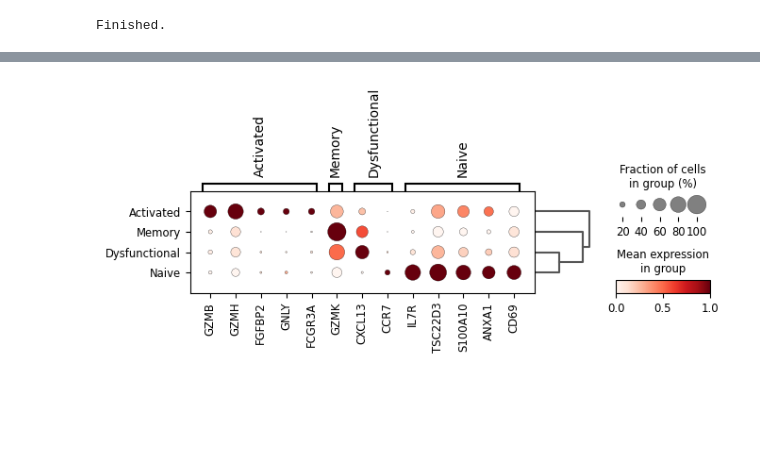
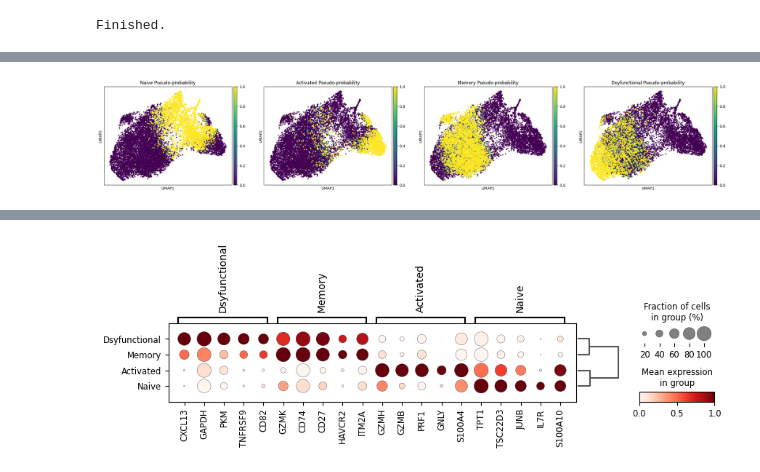
Before and after one commit to nceglia/tcri, a Jupyter notebook: example/renal/renal.ipynb, the cells around one changed output, grey strips where cells are left out. Saved outputs shown, nothing was run; the diff lists cells and outputs as text; code cells hidden in the pictures; blank space fills up the shorter version.

```diff
--- a/example/renal/renal.ipynb
+++ b/example/renal/renal.ipynb
@@ -15,15 +15,16 @@ AnnData object with n_obs × n_vars = 12293 × 15729
     var: 'features', 'entropy-BCT1.3', 'entropy-BCT1.5', 'entropy-BCT10.1', 'entropy-BCT2.1', 'entropy-BCT2.2', 'entropy-BCT2.3', 'entropy-BCT3.1', 'entropy-BCT4.1', 'entropy-BCT4.2', 'entropy-BCT4.3' ...
 # %%
 #any without signed mi were  false
-signed_mi          = False
-init_ortho         = False
+signed_mi          = True
+init_ortho         = True
 entropy_threshold  = 1.
 mutual_information = "/Users/ceglian/Data/tcri/renal_{}_{}.p".format(signed_mi,str(entropy_threshold).replace(".",""))
 print(mutual_information)
 embedding_size     = 100
-alpha              = 0.08
-beta               = 0.02
+alpha              = 0.0
+beta               = 0.0
 gain               = 10
+c                  = 100
 vector_file        = "/Users/ceglian/Data/tcri/renal_{}_{}_{}_{}_{}_{}.vec".format(embedding_size, alpha, beta, gain, signed_mi, init_ortho)
 print(vector_file)
 retrain            = True
@@ -80,7 +84,7 @@ View of AnnData object with n_obs × n_vars = 12293 × 325
 # %%
 tcri.pp.register_clonotype_key(adata,"trb")
 # %%
-dataset = GeneVectorDataset(adata,load_expression=True,signed_mi=signed_mi,device=device)
+dataset = GeneVectorDataset(adata,load_expression=retrain,signed_mi=signed_mi,device=device)
 # %% [output]
 Running...
 Loading Expression.
@@ -89,18 +97,15 @@ Finished.
 # %%
 import pickle
-# if os.path.exists(vector_file):
-#     retrain = False
-#     print("found previous model.")
 if retrain:
     if os.path.exists(mutual_information):
         dataset.mi_scores = pickle.load(open(mutual_information,"rb"))
-    print(len(dataset.mi_scores),len(adata.var.index.tolist()))
+
     cmps = GeneVector(dataset,
                         output_file=vector_file,
                         emb_dimension=embedding_size,
                         gain=gain,
+                        c = c,
                         init_ortho=init_ortho,
                         device=device)
-if not os.path.exists(mutual_information):
     pickle.dump(dict(dataset.mi_scores),open(mutual_information,"wb"))
 # %% [output]
@@ -178,7 +170,0 @@ WARNING: You’re trying to run this on 325 dimensions of `.X`, if you really wa
-# %%
-markers = dict()
-markers["Naive"] = ["IL7R"]
-markers["Memory"] = ["GZMK"]
-markers["Activated"] = ["GZMB"]
-markers["Dysfunctional"] = ["CXCL13"]
-adata, dist = cembed.phenotype_probability(adata, markers, method="normalized_exponential", return_distances=True)
@@ -199,7 +333,11 @@ sc.pl.umap(adata,color="genevector",s=40)
+# %%
+sc.pl.umap(adata,color=adata.uns["probability_columns"],s=40)
+# %% [output]
+[figure, added]
 # %%
 sc.tl.rank_genes_groups(adata,"genevector")
 sc.tl.dendrogram(adata,"genevector")
-sc.pl.rank_genes_groups_dotplot(adata,min_logfoldchange=1.5,standard_scale='var',n_genes=5,save="gv_degs.pdf")
+sc.pl.rank_genes_groups_dotplot(adata,min_logfoldchange=1.,standard_scale='var',n_genes=5,save="gv_degs.pdf")
 !cp figures/dotplot_gv_degs.pdf ~
 # %% [output]
 WARNING: Default of the method has been changed to 't-test' from 't-test_overestim_var'
@@ -206,2 +346,2 @@ WARNING: Default of the method has been changed to 't-test' from 't-test_overest
 WARNING: saving figure to file figures/dotplot_gv_degs.pdf
-[figure, old version]
+[figure, new version]
```
Also changed, not shown: parts of 27 cells of this notebook, 5 other files.
